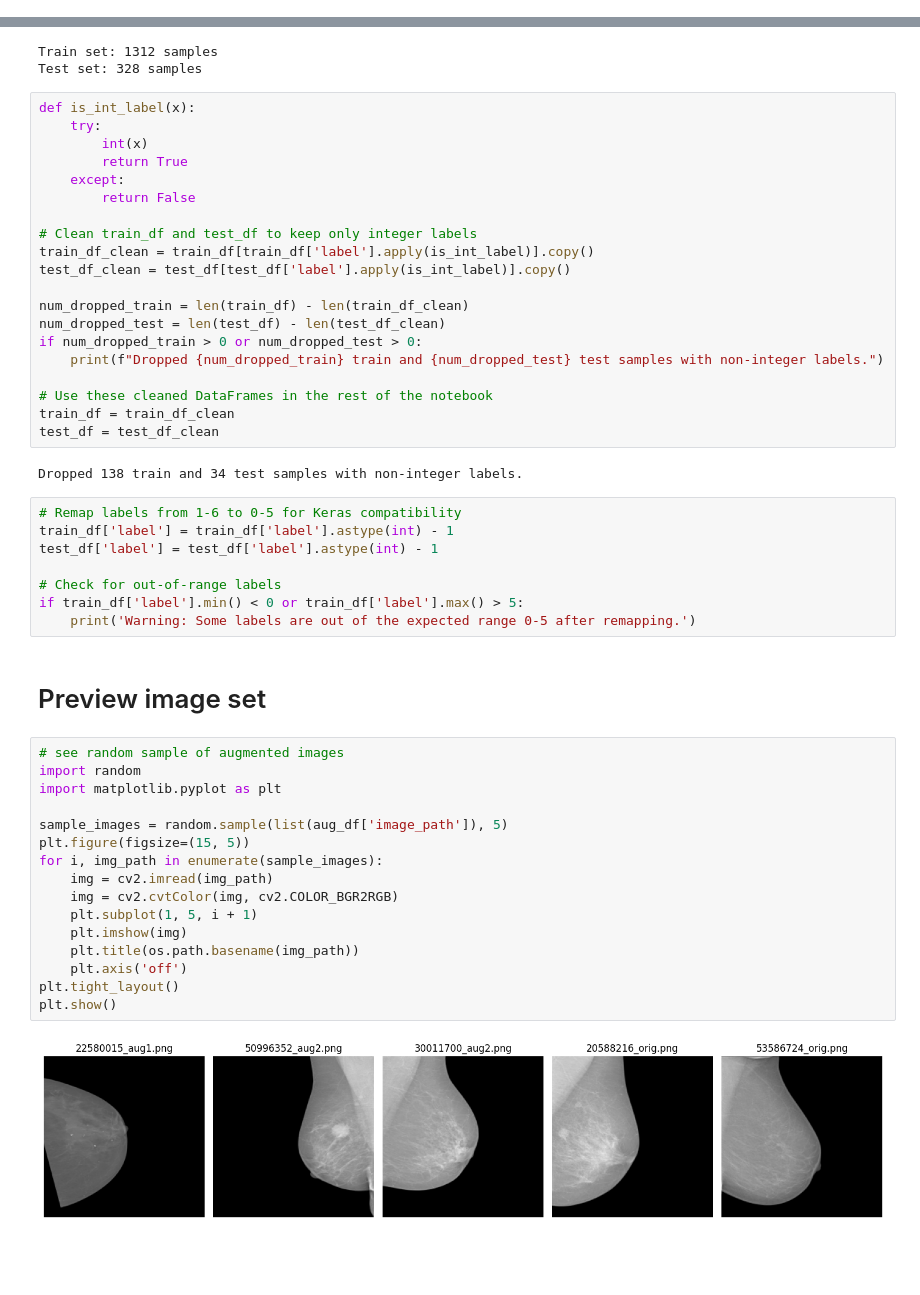
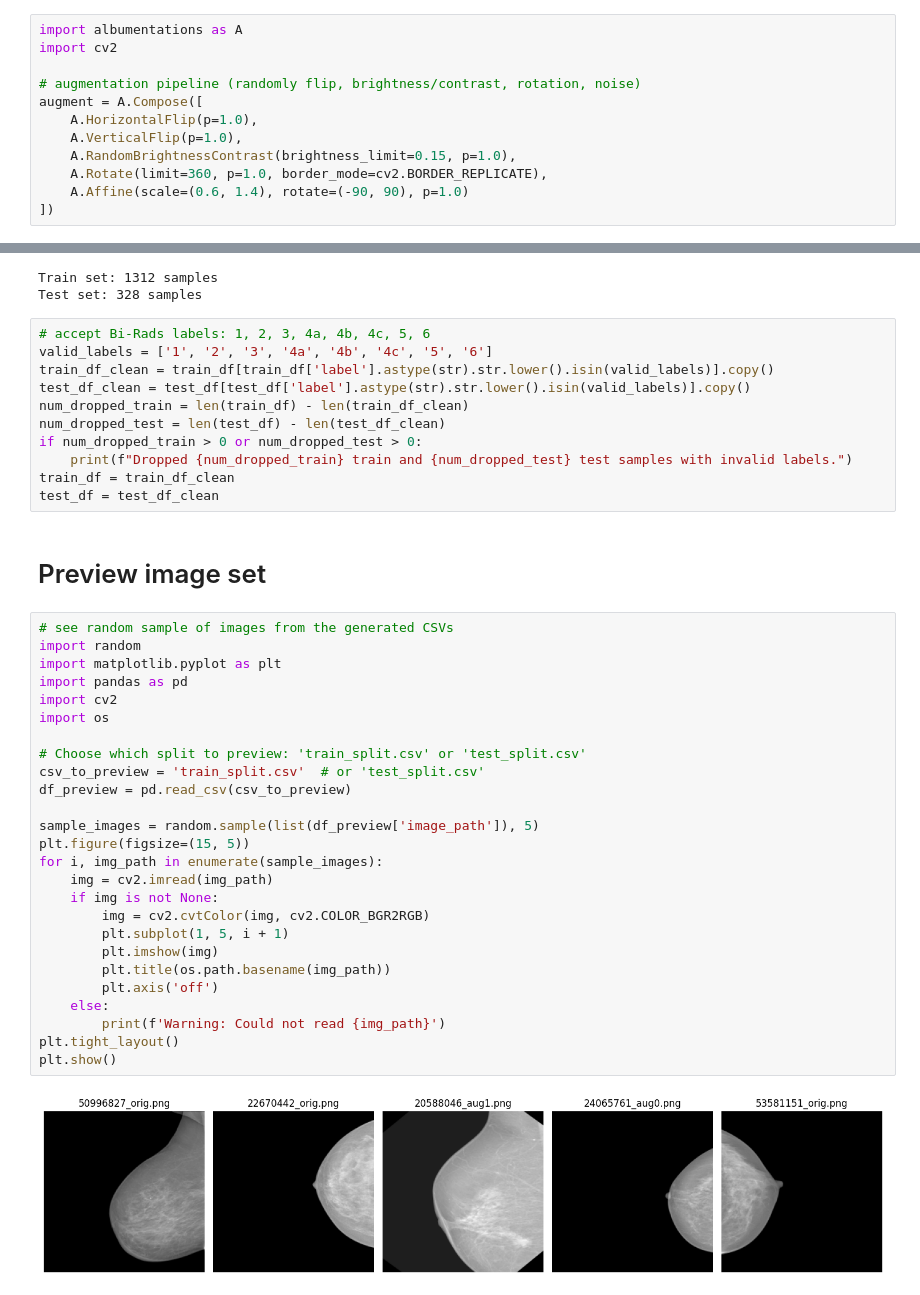
Before and after one commit to PepeuFBV/breast_cancer_analysis, a Jupyter notebook: data.ipynb, the cells around one changed output, grey strips where cells are left out. Drawn from its saved outputs; the diff is of its cells as text; blank space fills up the shorter version.

```diff
--- a/data.ipynb
+++ b/data.ipynb
@@ -2,0 +31,12 @@
+# %%
+import albumentations as A
+import cv2
+
+# augmentation pipeline (randomly flip, brightness/contrast, rotation, noise)
+augment = A.Compose([
+    A.HorizontalFlip(p=1.0),
+    A.VerticalFlip(p=1.0),
+    A.RandomBrightnessContrast(brightness_limit=0.15, p=1.0),
+    A.Rotate(limit=360, p=1.0, border_mode=cv2.BORDER_REPLICATE),
+    A.Affine(scale=(0.6, 1.4), rotate=(-90, 90), p=1.0)
+])
@@ -94,52 +146,43 @@ print(f"Test set: {len(test_df)} samples")
 Train set: 1312 samples
 Test set: 328 samples
 # %%
-def is_int_label(x):
-    try:
-        int(x)
-        return True
-    except:
-        return False
-
-# Clean train_df and test_df to keep only integer labels
-train_df_clean = train_df[train_df['label'].apply(is_int_label)].copy()
-test_df_clean = test_df[test_df['label'].apply(is_int_label)].copy()
-
+# accept Bi-Rads labels: 1, 2, 3, 4a, 4b, 4c, 5, 6
+valid_labels = ['1', '2', '3', '4a', '4b', '4c', '5', '6']
+train_df_clean = train_df[train_df['label'].astype(str).str.lower().isin(valid_labels)].copy()
+test_df_clean = test_df[test_df['label'].astype(str).str.lower().isin(valid_labels)].copy()
 num_dropped_train = len(train_df) - len(train_df_clean)
 num_dropped_test = len(test_df) - len(test_df_clean)
 if num_dropped_train > 0 or num_dropped_test > 0:
-    print(f"Dropped {num_dropped_train} train and {num_dropped_test} test samples with non-integer labels.")
-
-# Use these cleaned DataFrames in the rest of the notebook
+    print(f"Dropped {num_dropped_train} train and {num_dropped_test} test samples with invalid labels.")
 train_df = train_df_clean
 test_df = test_df_clean
-# %% [output]
-Dropped 138 train and 34 test samples with non-integer labels.
-# %%
-# Remap labels from 1-6 to 0-5 for Keras compatibility
-train_df['label'] = train_df['label'].astype(int) - 1
-test_df['label'] = test_df['label'].astype(int) - 1
-
-# Check for out-of-range labels
-if train_df['label'].min() < 0 or train_df['label'].max() > 5:
-    print('Warning: Some labels are out of the expected range 0-5 after remapping.')
 # %% [markdown]
 # Preview image set
 # %%
-# see random sample of augmented images
+# see random sample of images from the generated CSVs
 import random
 import matplotlib.pyplot as plt
+import pandas as pd
+import cv2
+import os
 
-sample_images = random.sample(list(aug_df['image_path']), 5)
+# Choose which split to preview: 'train_split.csv' or 'test_split.csv'
+csv_to_preview = 'train_split.csv'  # or 'test_split.csv'
+df_preview = pd.read_csv(csv_to_preview)
+
+sample_images = random.sample(list(df_preview['image_path']), 5)
 plt.figure(figsize=(15, 5))
 for i, img_path in enumerate(sample_images):
     img = cv2.imread(img_path)
-    img = cv2.cvtColor(img, cv2.COLOR_BGR2RGB)
-    plt.subplot(1, 5, i + 1)
-    plt.imshow(img)
-    plt.title(os.path.basename(img_path))
-    plt.axis('off')
+    if img is not None:
+        img = cv2.cvtColor(img, cv2.COLOR_BGR2RGB)
+        plt.subplot(1, 5, i + 1)
+        plt.imshow(img)
+        plt.title(os.path.basename(img_path))
+        plt.axis('off')
+    else:
+        print(f'Warning: Could not read {img_path}')
 plt.tight_layout()
 plt.show()
 # %% [output]
-[figure, old version]
+[figure, new version]
```
Also changed, not shown: parts of 21 cells of this notebook, 5 other files.
